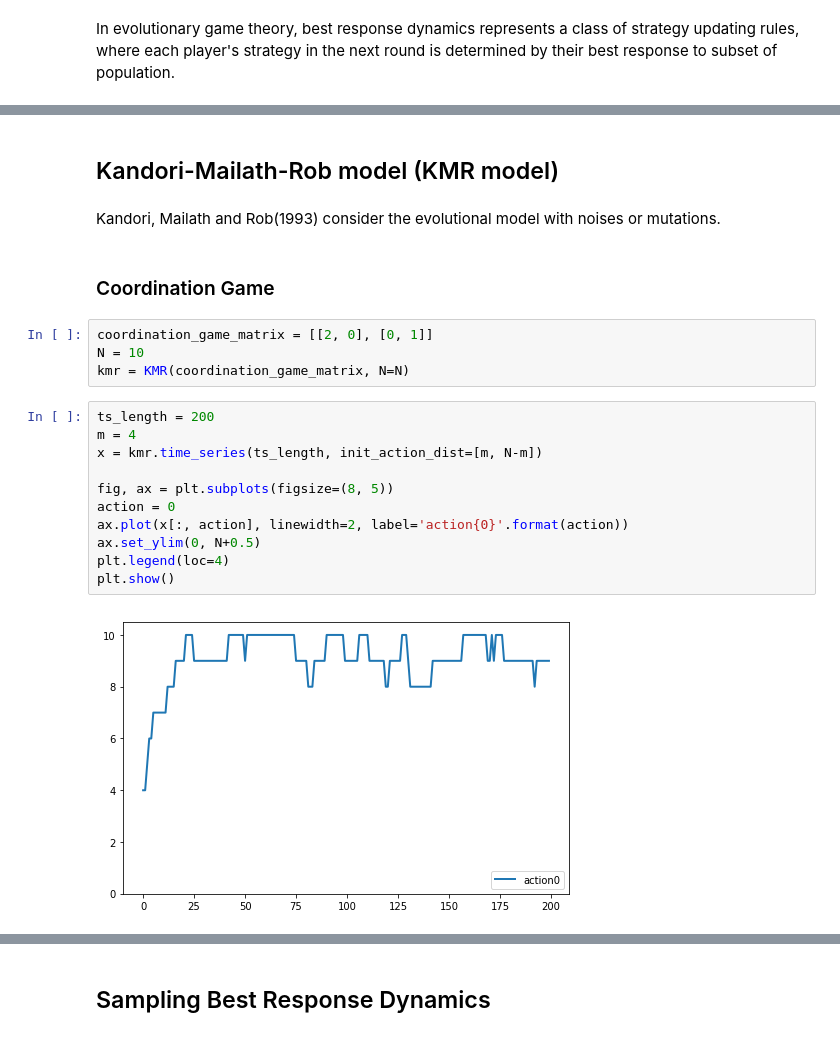
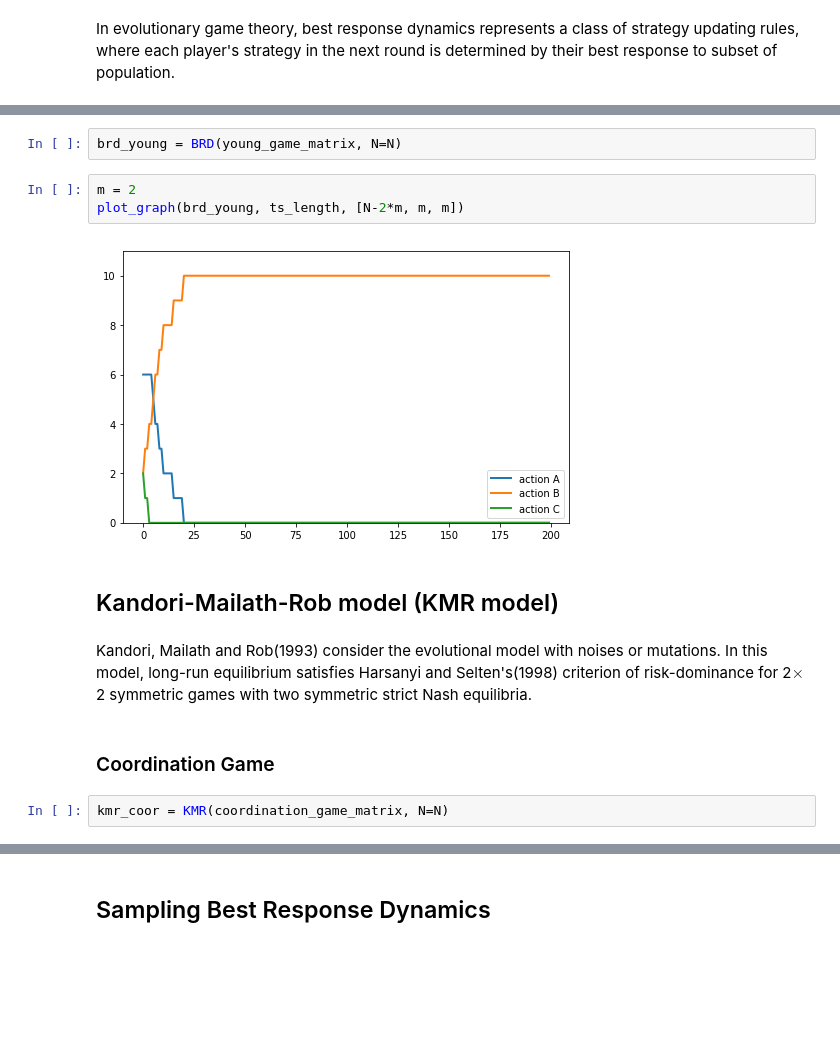
Before and after one commit to Yuya-Furusawa/game_theory_models, a Jupyter notebook: BestResponseDynamics_Python.ipynb, the cells around one changed output, grey strips where cells are left out. Cells and saved outputs as stored; diff of their text form; blank space fills up the shorter version.

```diff
--- a/BestResponseDynamics_Python.ipynb
+++ b/BestResponseDynamics_Python.ipynb
@@ -17,23 +69,16 @@ In evolutionary game theory, best response dynamics represents a class of strate
+# %%
+brd_young = BRD(young_game_matrix, N=N)
+# %%
+m = 2
+plot_graph(brd_young, ts_length, [N-2*m, m, m])
+# %% [output]
+[figure, added]
 # %% [markdown]
 ## Kandori-Mailath-Rob model (KMR model)
 # %% [markdown]
 Kandori, Mailath and Rob(1993) consider the evolutional model with noises or mutations.
+In this model, long-run equilibrium satisfies Harsanyi and Selten's(1998) criterion of risk-dominance for 2$\times$2 symmetric games with two symmetric strict Nash equilibria.
 # %% [markdown]
 ### Coordination Game
 # %%
-coordination_game_matrix = [[2, 0], [0, 1]]
-N = 10
-kmr = KMR(coordination_game_matrix, N=N)
+kmr_coor = KMR(coordination_game_matrix, N=N)
-# %%
-ts_length = 200
-m = 4
-x = kmr.time_series(ts_length, init_action_dist=[m, N-m])
-
-fig, ax = plt.subplots(figsize=(8, 5))
-action = 0
-ax.plot(x[:, action], linewidth=2, label='action{0}'.format(action))
-ax.set_ylim(0, N+0.5)
-plt.legend(loc=4)
-plt.show()
-# %% [output]
-[figure, removed]
```
Also changed, not shown: parts of 26 cells of this notebook.
